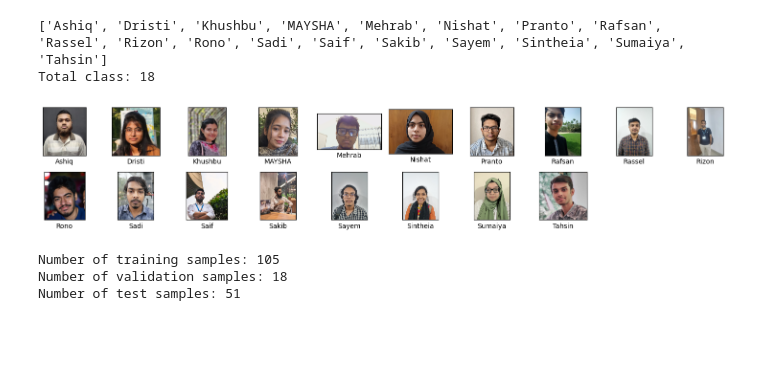
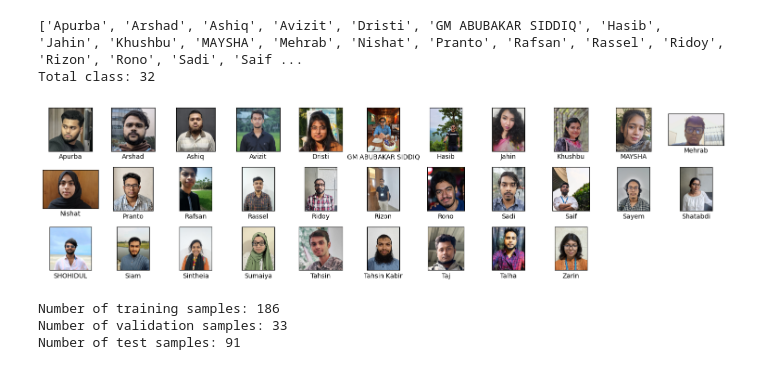
Before and after one commit to mahmud-ashiq/CVPR, a Jupyter notebook: final/facial_recognition/dataset_process.ipynb, the cells around one changed output. Cells and saved outputs as stored; diff of their text form; code cells hidden in the pictures; blank space fills up the shorter version.

Commit message:
updated dataset

```diff
--- a/final/facial_recognition/dataset_process.ipynb
+++ b/final/facial_recognition/dataset_process.ipynb
@@ -10,5 +9,5 @@ from sklearn.model_selection import train_test_split
 # %%
-data_dir = 'F:/OneDrive - American International University-Bangladesh/Semester-10/COMPUTER VISION AND PATTERN RECOGNITION/fcr_data'
+data_dir = 'F:/fcr_dataset'
 
 categories = []
 
@@ -22,29 +21,29 @@ for i in os.listdir(data_dir):
 print(categories)
 print(f"Total class: {len(categories)}")
 # %% [output]
-['Ashiq', 'Dristi', 'Khushbu', 'MAYSHA', 'Mehrab', 'Nishat', 'Pranto', 'Rafsan', 'Rassel', 'Rizon', 'Rono', 'Sadi', 'Saif', 'Sakib', 'Sayem', 'Sintheia', 'Sumaiya', 'Tahsin']
-Total class: 18
+['Apurba', 'Arshad', 'Ashiq', 'Avizit', 'Dristi', 'GM ABUBAKAR SIDDIQ', 'Hasib', 'Jahin', 'Khushbu', 'MAYSHA', 'Mehrab', 'Nishat', 'Pranto', 'Rafsan', 'Rassel', 'Ridoy', 'Rizon', 'Rono', 'Sadi', 'Saif ...
+Total class: 32
 # %%
 plt.figure(figsize=(15,4))
 i=0
 for c in categories:
     path = os.path.join(data_dir,c)
     try:
         for img in os.listdir(path):
             img_array = cv2.imread(os.path.join(path,img))
-            plt.subplot(3,10,i+1)
+            plt.subplot(3,11,i+1)
             plt.imshow(cv2.cvtColor(img_array, cv2.COLOR_BGR2RGB))
             plt.xlabel(c)
             plt.xticks([])
             plt.yticks([])
             i += 1
             break
     except Exception as e:
         pass
 plt.tight_layout()
 plt.show()
 # %% [output]
-[figure, old version]
+[figure, new version]
 # %%
 train_data = []
 test_data = []
@@ -117,7 +116,7 @@ print("Number of training samples:", len(train_data))
 print("Number of validation samples:", len(valid_data))
 print("Number of test samples:", len(test_data))
 # %% [output]
-Number of training samples: 105
-Number of validation samples: 18
-Number of test samples: 51
+Number of training samples: 186
+Number of validation samples: 33
+Number of test samples: 91
 # %%
```
Also changed, not shown: parts of 2 cells of this notebook, 7 other files.
